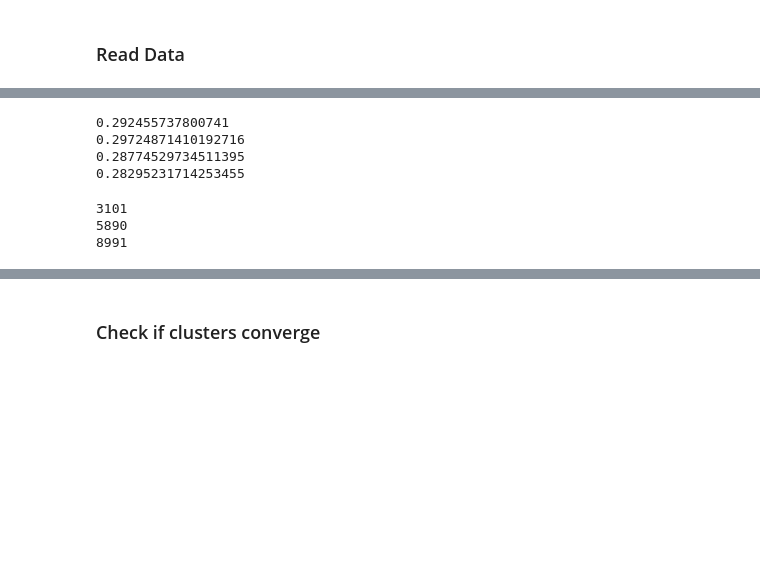
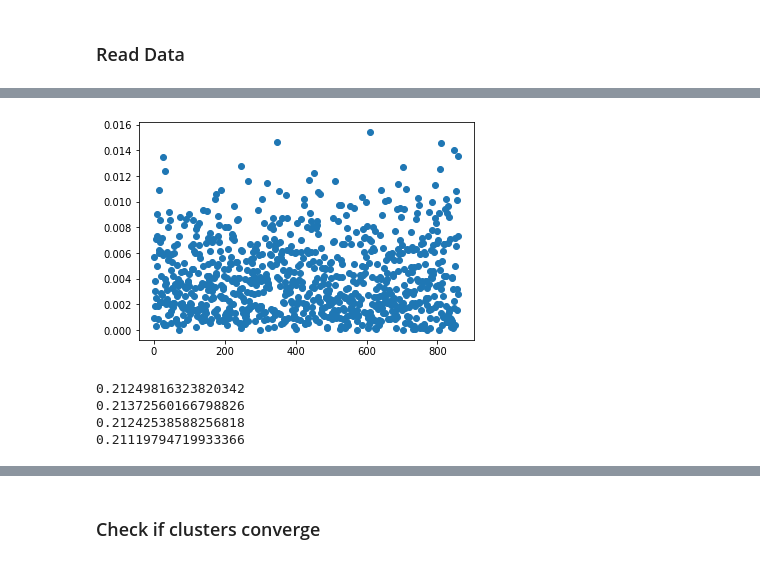
Before and after one commit to DhruvKudale/oversmoothing-based-subset-selection, a Jupyter notebook: notebooks/02_Smoothing_For_Clustering.ipynb, the cells around one changed output, grey strips where cells are left out. Cells and saved outputs as stored; diff of their text form; code cells hidden in the pictures; blank space fills up the shorter version.

```diff
--- a/notebooks/02_Smoothing_For_Clustering.ipynb
+++ b/notebooks/02_Smoothing_For_Clustering.ipynb
@@ -110,0 +118,6 @@ clus1 = c1 / count1
+# %%
+def get_gaussian_kernel(sigma):
+    filter_range = [-1, 0, 1]
+    gaussian_filter = [1 / (sigma * np.sqrt(2*np.pi)) * np.exp(-x**2/(2*sigma**2)) for x in filter_range]
+    kernel = gaussian_filter / np.sum(gaussian_filter)
+    return kernel
@@ -111,3 +275,13 @@ clus1 = c1 / count1
+# %%
+import matplotlib.pyplot as plt
+import numpy as np
+
+x = range(len(instance_scores))
+y = instance_scores
+plt.scatter(x, y)
+plt.show()
+# %% [output]
+[figure, added]
 # %%
 # Compute Centroid Distance
 
@@ -117,7 +291,7 @@ D10 = 0
 D11 = 0
 instance_scores = []
 kernel = [0.3, 0.4, 0.3]
-N = 1
+N = 2
 # distij is i label vector distance from centroid of class j
 # We use L1 distance
 
@@ -131,13 +305,13 @@ for i in tqdm.tqdm(range(len(vectors))):
         dist01 = np.sum((smoothened_vector - smoothened_cluster1) ** 2)
         D00 += dist00
         D01 += dist01
-        score = dist01 - dist00
+        score = dist01
     else:
         dist10 = np.sum((smoothened_vector - smoothened_cluster0) ** 2)
         dist11 = np.sum((smoothened_vector - smoothened_cluster1) ** 2)
         D10 += dist10
         D11 += dist11
-        score = dist10 - dist11
+        score =  dist10
 
     instance_scores.append(score)
 
@@ -147,26 +321,7 @@ print(D01/count0)
 print(D10/count1)
 print(D11/count1)
 # %% [output]
-0.292455737800741
-0.29724871410192716
-0.28774529734511395
-0.28295231714253455
+0.21249816323820342
+0.21372560166798826
+0.21242538588256818
+0.21119794719933366
-# %%
-c0 = 0
-c1 = 0
-j = 0
-for i in instance_scores:
-    item = dataset_to_consider[j]
-    j += 1
-    if i > 0:
-        if item['subtask_a'] == 'OFF':
-            c0 += 1
-        else:
-            c1 += 1
-print(c0)
-print(c1)
-print(c0 + c1)
-# %% [output]
-3101
-5890
-8991
```
Also changed, not shown: parts of 14 cells of this notebook, 2 other files.
